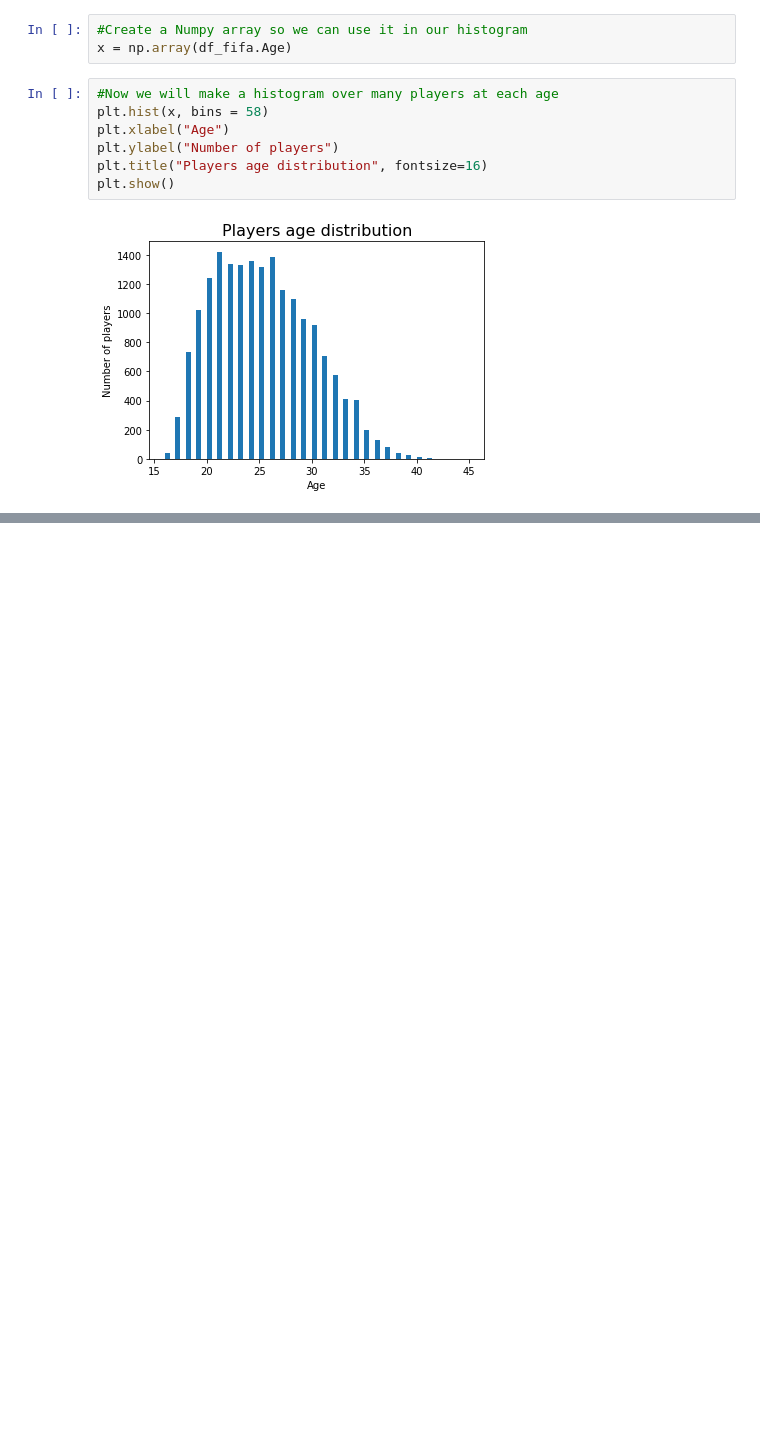
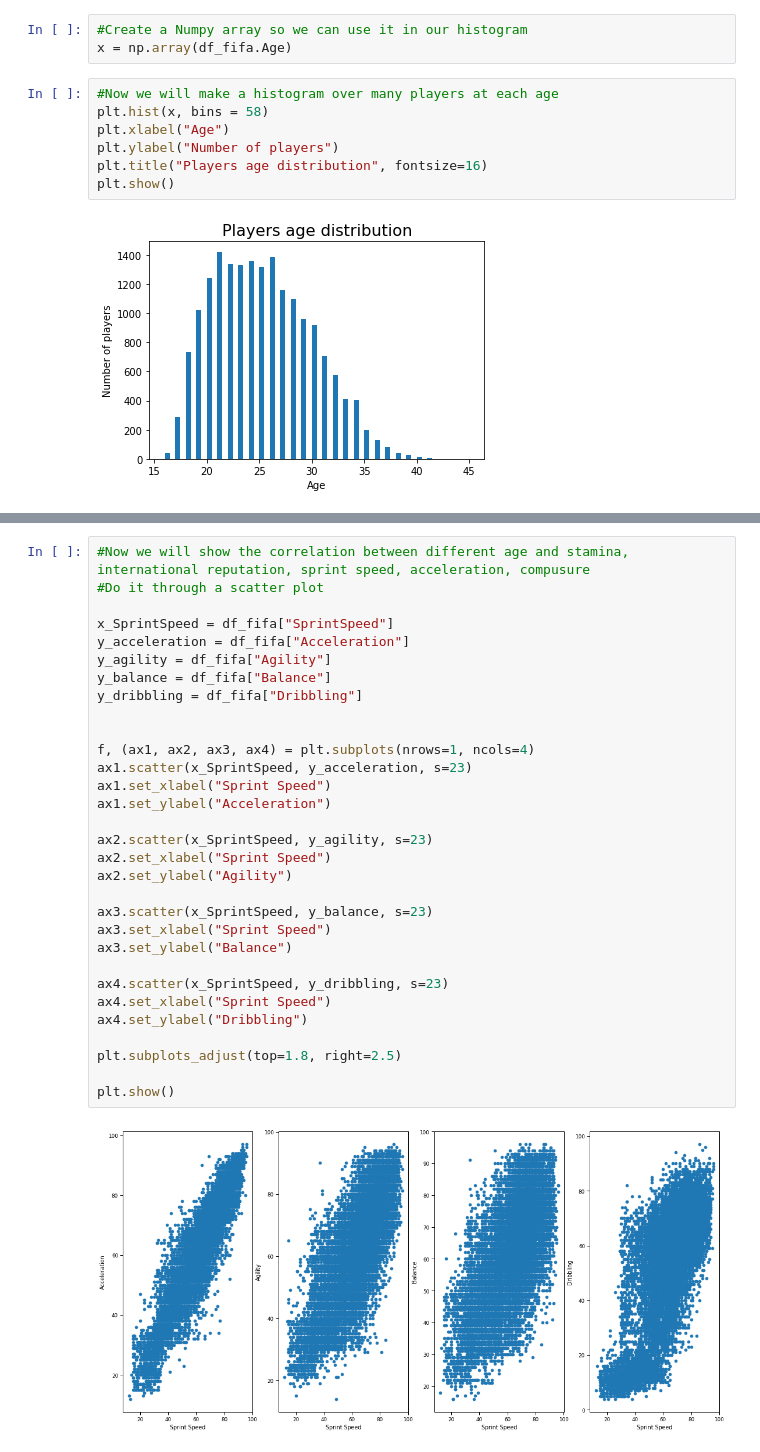
Before and after one commit to C-RNSHLT/fifa19_analysis, a Jupyter notebook: fifa19_PlayersAnalysis.ipynb, the cells around one changed output, grey strips where cells are left out. Drawn from its saved outputs; the diff is of its cells as text; blank space fills up the shorter version.

```diff
--- a/fifa19_PlayersAnalysis.ipynb
+++ b/fifa19_PlayersAnalysis.ipynb
@@ -252,0 +303,33 @@ sns.set_context("paper")
+# %%
+#Now we will show the correlation between different age and stamina, international reputation, sprint speed, acceleration, compusure
+#Do it through a scatter plot
+
+x_SprintSpeed = df_fifa["SprintSpeed"]
+y_acceleration = df_fifa["Acceleration"]
+y_agility = df_fifa["Agility"]
+y_balance = df_fifa["Balance"]
+y_dribbling = df_fifa["Dribbling"]
+
+
+f, (ax1, ax2, ax3, ax4) = plt.subplots(nrows=1, ncols=4)
+ax1.scatter(x_SprintSpeed, y_acceleration, s=23)
+ax1.set_xlabel("Sprint Speed")
+ax1.set_ylabel("Acceleration")
+
+ax2.scatter(x_SprintSpeed, y_agility, s=23)
+ax2.set_xlabel("Sprint Speed")
+ax2.set_ylabel("Agility")
+
+ax3.scatter(x_SprintSpeed, y_balance, s=23)
+ax3.set_xlabel("Sprint Speed")
+ax3.set_ylabel("Balance")
+
+ax4.scatter(x_SprintSpeed, y_dribbling, s=23)
+ax4.set_xlabel("Sprint Speed")
+ax4.set_ylabel("Dribbling")
+
+plt.subplots_adjust(top=1.8, right=2.5)
+
+plt.show()
+# %% [output]
+[figure, added]
```
Also changed, not shown: parts of 13 cells of this notebook.
